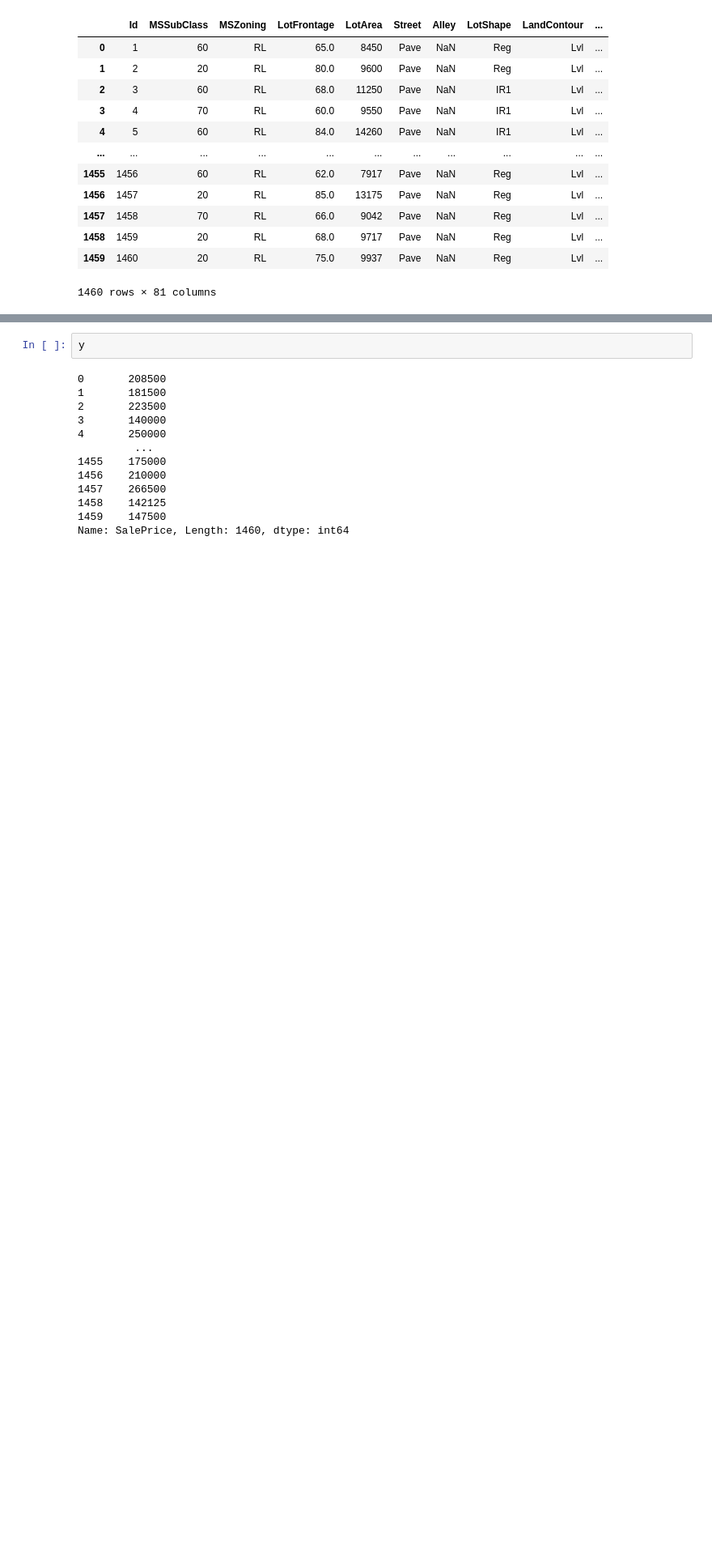
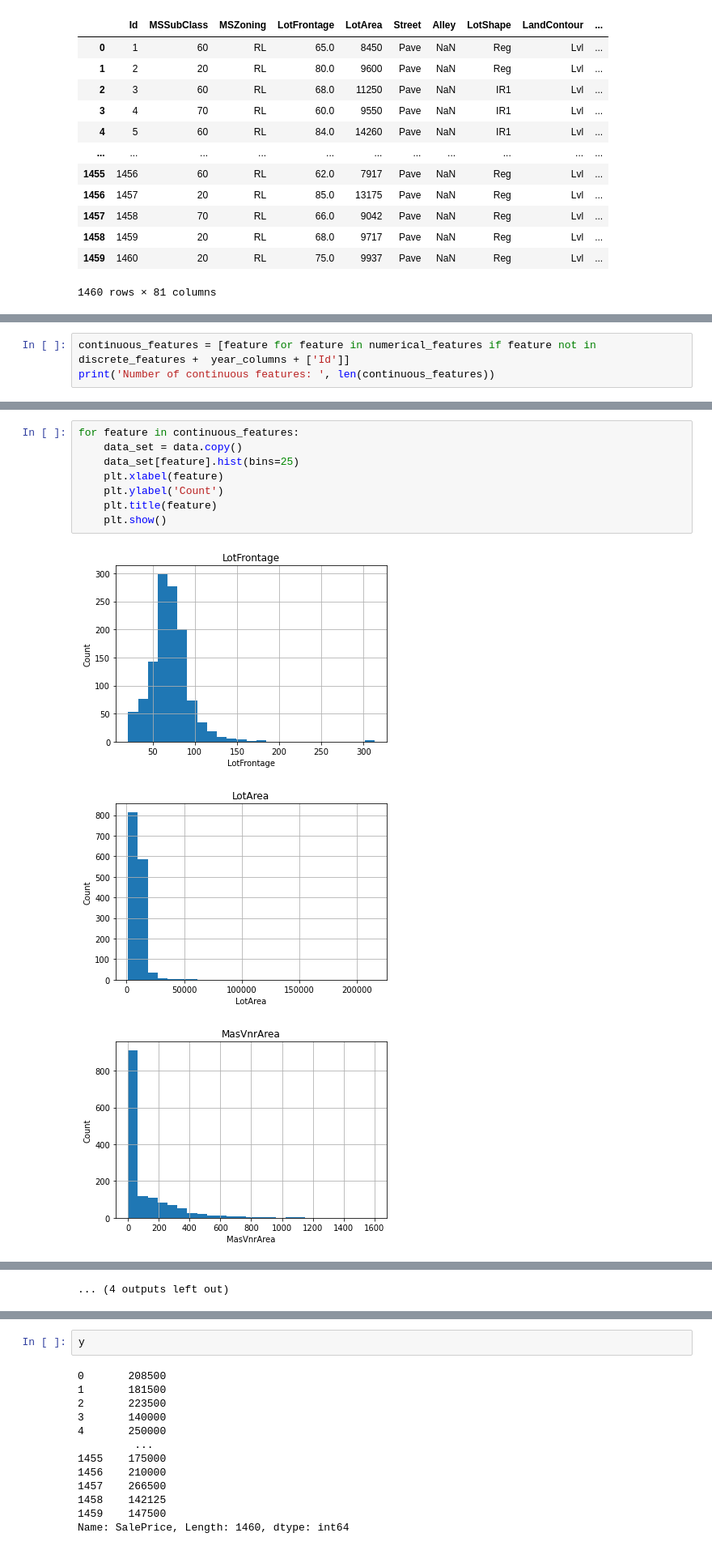
Before and after one commit to BaluGovind/Housing-Prices_Kaggle, a Jupyter notebook: House_price_prediction.ipynb, the cells around one changed output, grey strips where cells are left out. Shown at 81% size. Cells and saved outputs as stored; diff of their text form; blank space fills up the shorter version.

```diff
--- a/House_price_prediction.ipynb
+++ b/House_price_prediction.ipynb
@@ -30,0 +154,3 @@ data
+# %%
+continuous_features = [feature for feature in numerical_features if feature not in discrete_features +  year_columns + ['Id']]
+print('Number of continuous features: ', len(continuous_features))
@@ -30,0 +164,12 @@ data
+# %%
+for feature in continuous_features:
+    data_set = data.copy()
+    data_set[feature].hist(bins=25)
+    plt.xlabel(feature)
+    plt.ylabel('Count')
+    plt.title(feature)
+    plt.show()
+# %% [output]
+[figure, added]
+[figure, added]
+[figure, added]
@@ -31,2 +185,3 @@ data
+... (4 outputs left out)
 # %%
 X = data.drop(columns=['Id',
```
Also changed, not shown: parts of 33 cells of this notebook.
